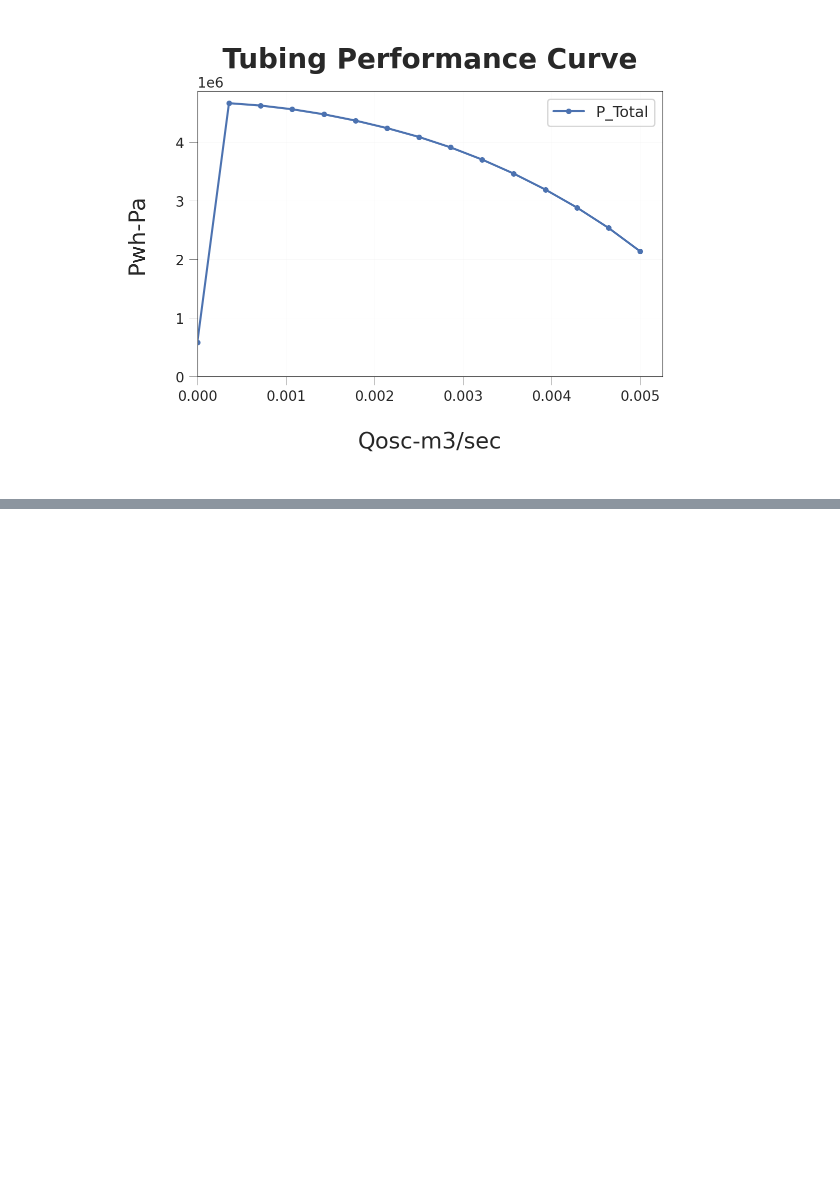
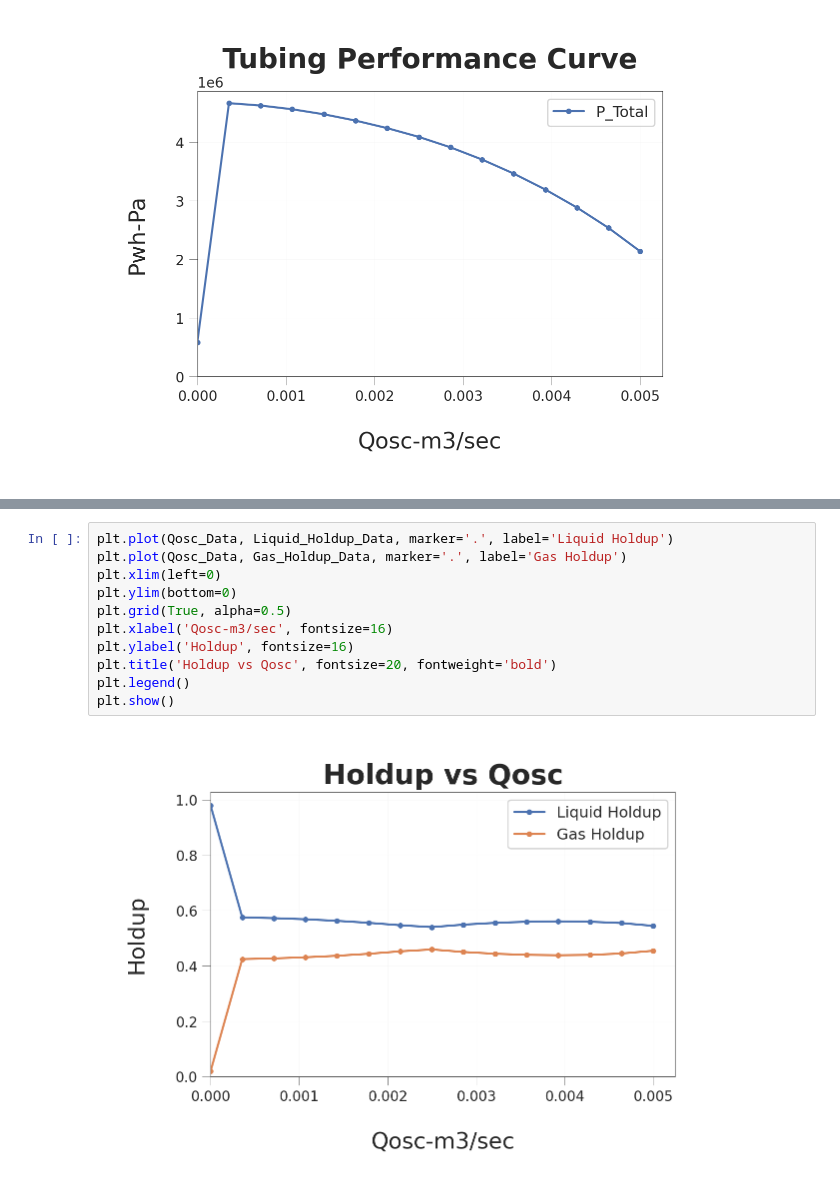
Before and after one commit to Priyam8210/Outflow_VLP, a Jupyter notebook: multiphase-tpr.ipynb, the cells around one changed output, grey strips where cells are left out. Drawn from its saved outputs; the diff is of its cells as text; blank space fills up the shorter version.

```diff
--- a/multiphase-tpr.ipynb
+++ b/multiphase-tpr.ipynb
@@ -397,0 +412,13 @@ plt.show()
+# %%
+plt.plot(Qosc_Data, Liquid_Holdup_Data, marker='.', label='Liquid Holdup')
+plt.plot(Qosc_Data, Gas_Holdup_Data, marker='.', label='Gas Holdup')
+plt.xlim(left=0)
+plt.ylim(bottom=0)
+plt.grid(True, alpha=0.5)
+plt.xlabel('Qosc-m3/sec', fontsize=16)
+plt.ylabel('Holdup', fontsize=16)
+plt.title('Holdup vs Qosc', fontsize=20, fontweight='bold')
+plt.legend()
+plt.show()
+# %% [output]
+[figure, added]
```
Also changed, not shown: parts of 6 cells of this notebook.
